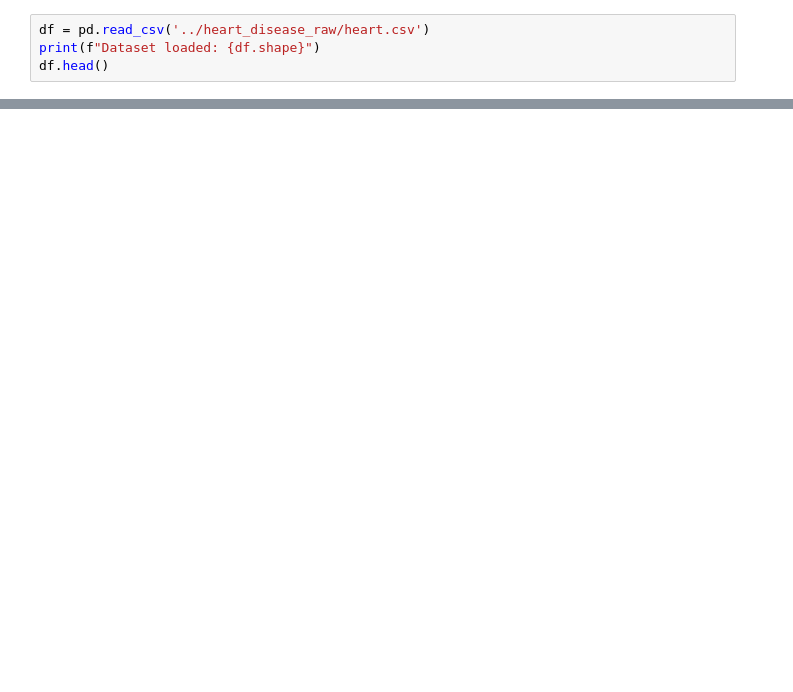
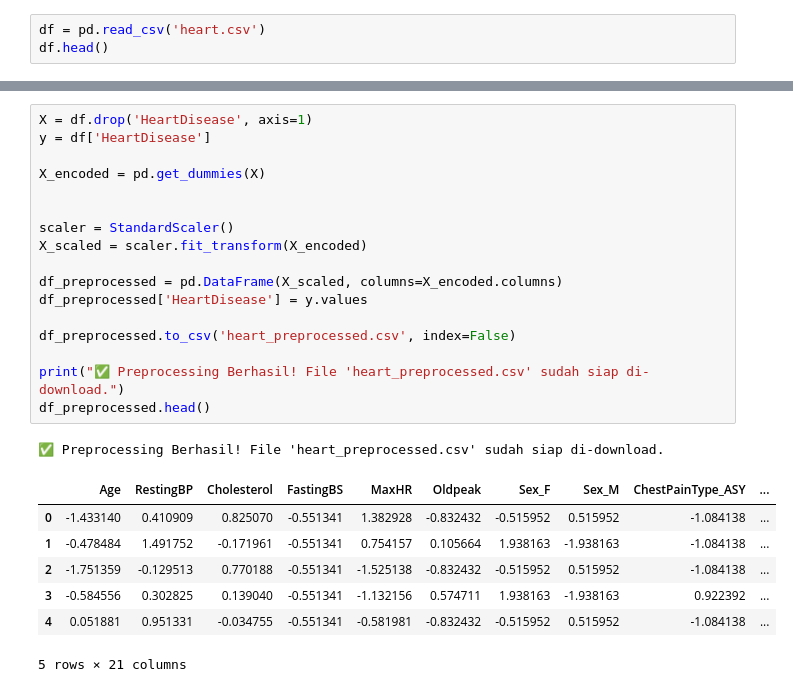
Before and after one commit to AlvinMI/Eksperimen_SML_AlvinMahesaIrawadi, a Jupyter notebook: preprocessing/Eksperimen_alvin.ipynb, the cells around one changed output, grey strips where cells are left out. Cells and saved outputs as stored; diff of their text form; blank space fills up the shorter version.

Commit message:
chore: update notebook preprocessing

```diff
--- a/preprocessing/Eksperimen_alvin.ipynb
+++ b/preprocessing/Eksperimen_alvin.ipynb
@@ -8,5 +48,4 @@ import os
 # %%
-df = pd.read_csv('../heart_disease_raw/heart.csv')
-print(f"Dataset loaded: {df.shape}")
+df = pd.read_csv('heart.csv')
 df.head()
 # %% [output]
@@ -65,0 +99,26 @@ Preprocessing Berhasil & Data disimpan!
+# %%
+X = df.drop('HeartDisease', axis=1)
+y = df['HeartDisease']
+
+X_encoded = pd.get_dummies(X)
+
+
+scaler = StandardScaler()
+X_scaled = scaler.fit_transform(X_encoded)
+
+df_preprocessed = pd.DataFrame(X_scaled, columns=X_encoded.columns)
+df_preprocessed['HeartDisease'] = y.values
+
+df_preprocessed.to_csv('heart_preprocessed.csv', index=False)
+
+print("✅ Preprocessing Berhasil! File 'heart_preprocessed.csv' sudah siap di-download.")
+df_preprocessed.head()
+# %% [output]
+✅ Preprocessing Berhasil! File 'heart_preprocessed.csv' sudah siap di-download.
+|  | Age | RestingBP | Cholesterol | FastingBS | MaxHR | Oldpeak | Sex_F | Sex_M | ChestPainType_ASY | ... |
+| 0 | -1.433140 | 0.410909 | 0.825070 | -0.551341 | 1.382928 | -0.832432 | -0.515952 | 0.515952 | -1.084138 | ... |
+| 1 | -0.478484 | 1.491752 | -0.171961 | -0.551341 | 0.754157 | 0.105664 | 1.938163 | -1.938163 | -1.084138 | ... |
+| 2 | -1.751359 | -0.129513 | 0.770188 | -0.551341 | -1.525138 | -0.832432 | -0.515952 | 0.515952 | -1.084138 | ... |
+| 3 | -0.584556 | 0.302825 | 0.139040 | -0.551341 | -1.132156 | 0.574711 | 1.938163 | -1.938163 | 0.922392 | ... |
+| 4 | 0.051881 | 0.951331 | -0.034755 | -0.551341 | -0.581981 | -0.832432 | -0.515952 | 0.515952 | -1.084138 | ... |
+5 rows × 21 columns
```
Also changed, not shown: parts of 15 cells of this notebook.
